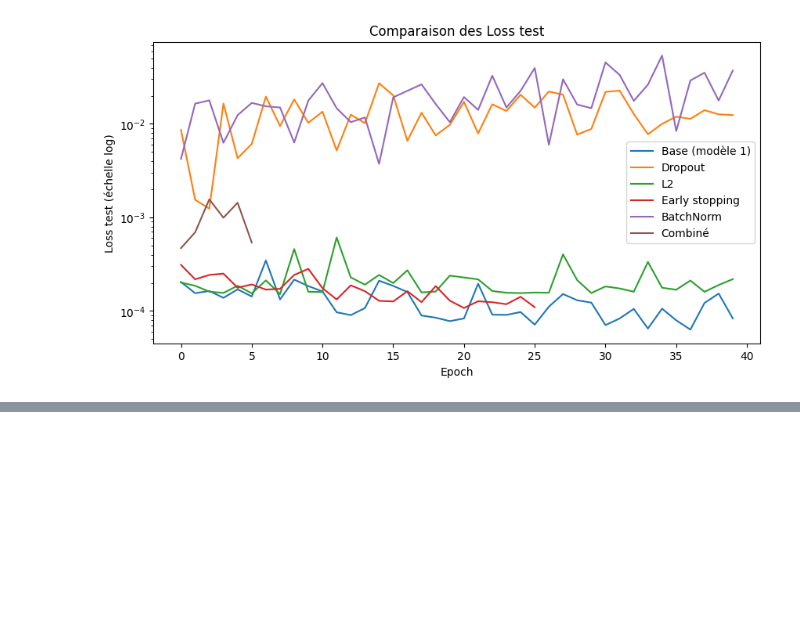
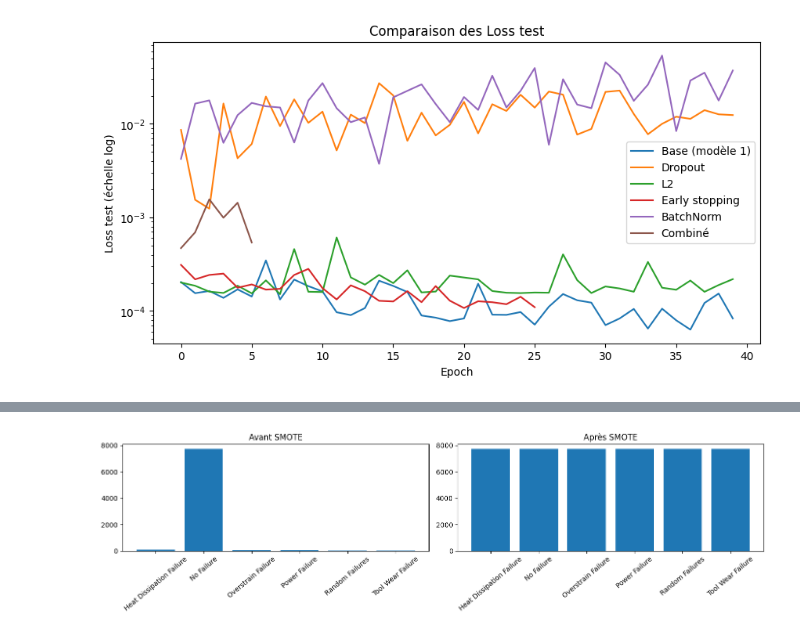
Before and after one commit to FatimaZahraBoukab/DeepLearning-Lab1, a Jupyter notebook: Lab1_DeepLearning_PyTorch.ipynb, the cells around one changed output, grey strips where cells are left out. Saved outputs shown, nothing was run; the diff lists cells and outputs as text; code cells hidden in the pictures; blank space fills up the shorter version.

```diff
--- a/Lab1_DeepLearning_PyTorch.ipynb
+++ b/Lab1_DeepLearning_PyTorch.ipynb
@@ -303,0 +409,32 @@ plt.title('Comparaison des Loss test'); plt.legend(); plt.show()
+# %%
+from imblearn.over_sampling import SMOTE
+
+num_cols = ['Air temperature [K]', 'Process temperature [K]',
+            'Rotational speed [rpm]', 'Torque [Nm]', 'Tool wear [min]']
+feat_cols = ['Type'] + num_cols
+
+Xc = df2[feat_cols].values.astype(np.float32)
+yc = df2['label'].values
+
+# 1. Séparation stratifiée (garde les proportions des classes dans train et test)
+Xc_train_raw, Xc_test_raw, yc_train, yc_test = train_test_split(
+    Xc, yc, test_size=0.2, stratify=yc, random_state=42)
+
+print("Train avant SMOTE :", dict(zip(le.classes_, np.bincount(yc_train))))
+print("Test              :", dict(zip(le.classes_, np.bincount(yc_test))))
+
+# 2. SMOTE uniquement sur le train
+smote = SMOTE(random_state=42, k_neighbors=3)
+Xc_train_bal_raw, yc_train_bal = smote.fit_resample(Xc_train_raw, yc_train)
+Xc_train_bal_raw[:, 0] = np.clip(np.round(Xc_train_bal_raw[:, 0]), 0, 2)   # Type reste entier
+
+print("Train après SMOTE :", dict(zip(le.classes_, np.bincount(yc_train_bal))))
+
+# 3. Normalisation : fit sur le train équilibré, appliqué à tout le reste
+sc = StandardScaler()
+Xc_train_bal = sc.fit_transform(Xc_train_bal_raw).astype(np.float32)
+Xc_train = sc.transform(Xc_train_raw).astype(np.float32)   # train d'origine (pour évaluer)
+Xc_test = sc.transform(Xc_test_raw).astype(np.float32)
+yc_train_bal = yc_train_bal.astype(np.int64)
+
+print(Xc_train_bal.shape, Xc_train.shape, Xc_test.shape)
@@ -303,0 +446,8 @@ plt.title('Comparaison des Loss test'); plt.legend(); plt.show()
+# %%
+fig, ax = plt.subplots(1, 2, figsize=(14, 4))
+ax[0].bar(le.classes_, np.bincount(yc_train)); ax[0].set_title("Avant SMOTE")
+ax[1].bar(le.classes_, np.bincount(yc_train_bal)); ax[1].set_title("Après SMOTE")
+for a in ax: a.tick_params(axis='x', rotation=40)
+plt.tight_layout(); plt.show()
+# %% [output]
+[figure, added]
```
Also changed, not shown: parts of 11 cells of this notebook.
